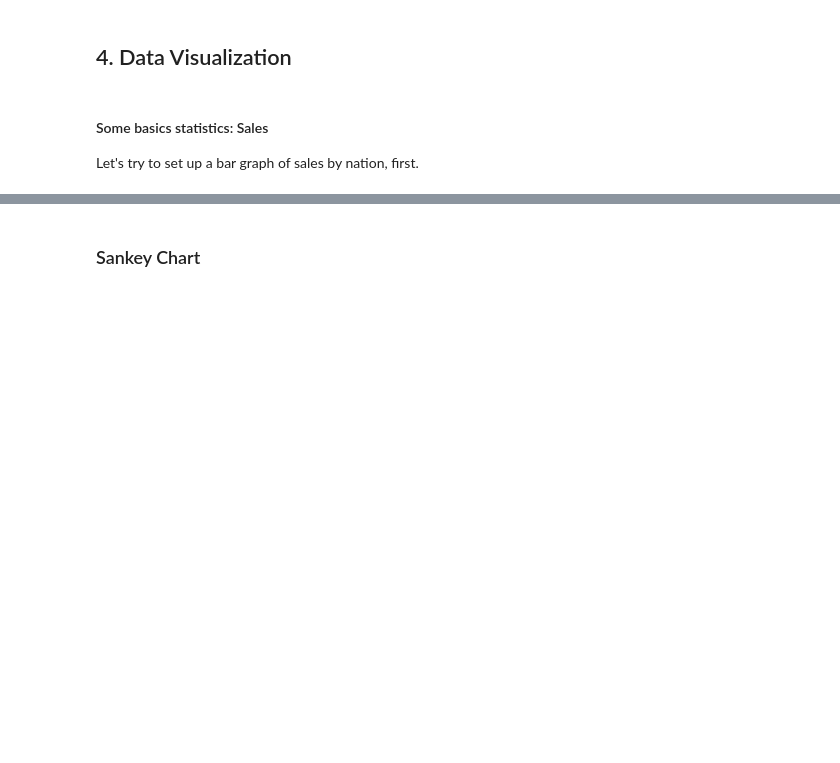
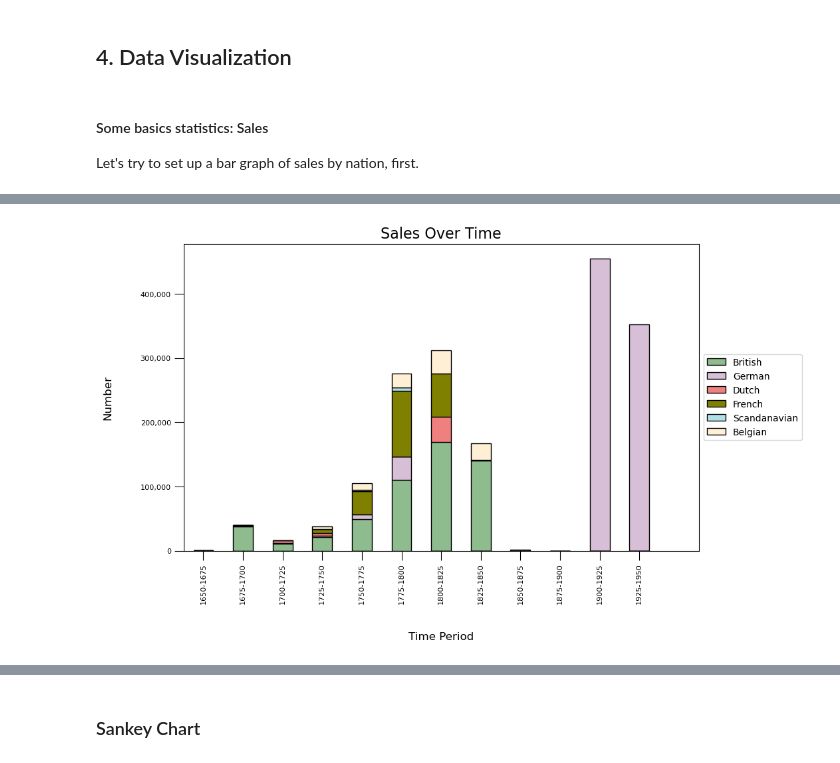
Before and after one commit to pyzmark/gpi-datathon, a Jupyter notebook: gpi-datathon-notebook.ipynb, the cells around one changed output, grey strips where cells are left out. Drawn from its saved outputs; the diff is of its cells as text; code cells hidden in the pictures; blank space fills up the shorter version.

```diff
--- a/gpi-datathon-notebook.ipynb
+++ b/gpi-datathon-notebook.ipynb
@@ -405,0 +576,57 @@ while semicent < 1950:
+# %%
+from matplotlib.ticker import FuncFormatter
+
+# Define the colors for the bars
+colors = ['darkseagreen', 'thistle', 'lightcoral', 'olive', 'powderblue', 'papayawhip']
+
+# Create a figure with specified dimensions (width, height)
+fig, ax = plt.subplots(figsize=(10, 6))  # Change the dimensions as needed
+
+# Plot the data
+#sales_time_count.set_index('Time Period').plot(kind='bar', stacked=True, color=colors, ax=ax)
+
+# No offset for the y-axis
+ax.ticklabel_format(style='plain', useOffset=False, axis='y')
+
+# Set the label for the y-axis
+ax.set_ylabel("Number", fontsize=12, labelpad=30)  # Adjust the size of the y-axis label
+
+# Set the label for the x-axis
+ax.set_xlabel("Time Period", fontsize=12, labelpad=30)  # Adjust the size of the x-axis label
+
+# Set the title of the plot
+ax.set_title("Sales Over Time", fontsize=16)  # Adjust the size of the title
+
+# Remove the grid from the background
+ax.grid(False)
+
+# Adjust the size of the tick labels
+ax.tick_params(axis='x', labelsize=8, length=10)
+ax.tick_params(axis='y', labelsize=8, length=10)
+
+# Remove the background color
+ax.set_facecolor('white')  # Set the background color to white
+
+# Plot the data with a thin black border around the bars
+sales_time_count.set_index('Time Period').plot(kind='bar', stacked=True, color=colors, edgecolor='black', ax=ax)
+
+# Add commas to the y-axis number labels
+ax.yaxis.set_major_formatter(FuncFormatter(lambda x, pos: f'{int(x):,}'))
+
+# Add extra white space to the right side of the plot
+xlim = ax.get_xlim()
+ax.set_xlim(xlim[0], xlim[1] + 1)  # Adjust the second value to add more space
+
+# Place the legend to the right of the chart
+ax.legend(loc='center left', bbox_to_anchor=(1, 0.5))
+
+# Draw the canvas to ensure the plot is rendered
+fig.canvas.draw()
+
+# Save the plot as a high-resolution PNG file
+plt.savefig('sales_over_time.png', format='png', bbox_inches='tight', dpi=300)
+
+# Show the plot
+plt.show()
+# %% [output]
+[figure, added]
```
Also changed, not shown: parts of 39 cells of this notebook, 1 other file.
